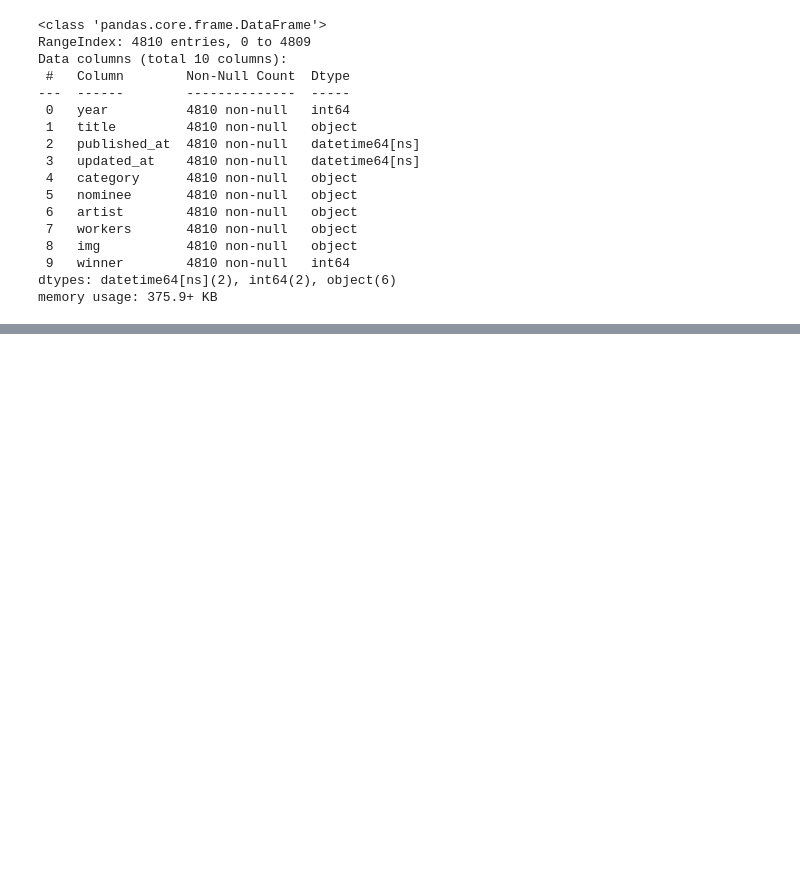
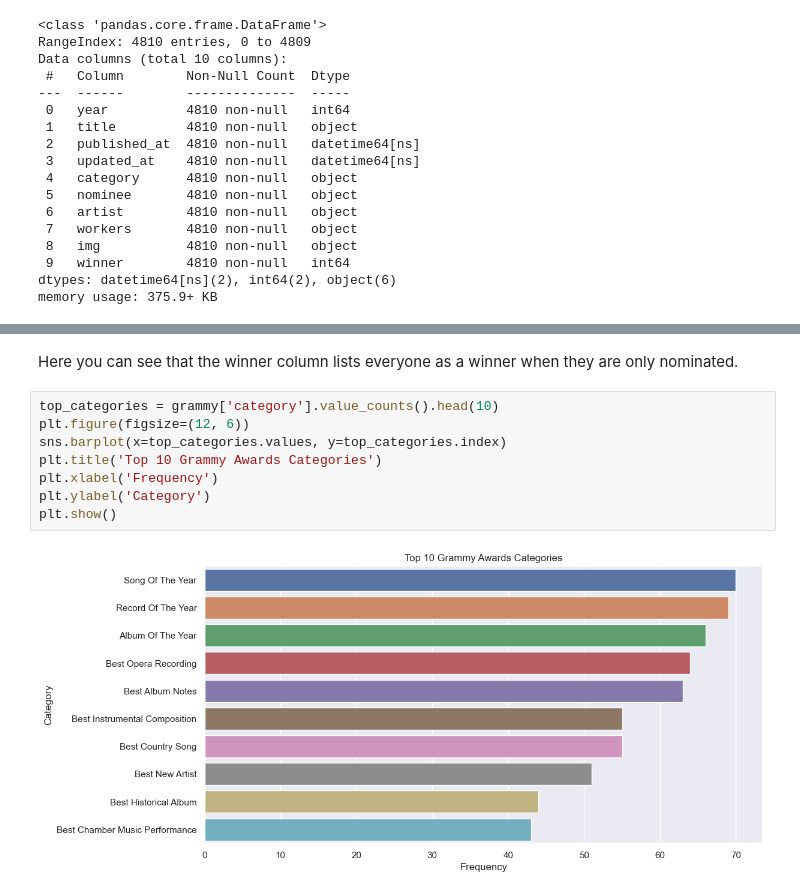
Before and after one commit to sslo12/Workshop_2_Airflow_ETL, a Jupyter notebook: Notebooks/EDA_grammy.ipynb, the cells around one changed output, grey strips where cells are left out. Drawn from its saved outputs; the diff is of its cells as text; blank space fills up the shorter version.

```diff
--- a/Notebooks/EDA_grammy.ipynb
+++ b/Notebooks/EDA_grammy.ipynb
@@ -61,0 +106,12 @@ memory usage: 375.9+ KB
+# %% [markdown]
+Here you can see that the winner column lists everyone as a winner when they are only nominated.
+# %%
+top_categories = grammy['category'].value_counts().head(10)
+plt.figure(figsize=(12, 6))
+sns.barplot(x=top_categories.values, y=top_categories.index)
+plt.title('Top 10 Grammy Awards Categories')
+plt.xlabel('Frequency')
+plt.ylabel('Category')
+plt.show()
+# %% [output]
+[figure, added]
```
Also changed, not shown: parts of 13 cells of this notebook, 1 other file.
